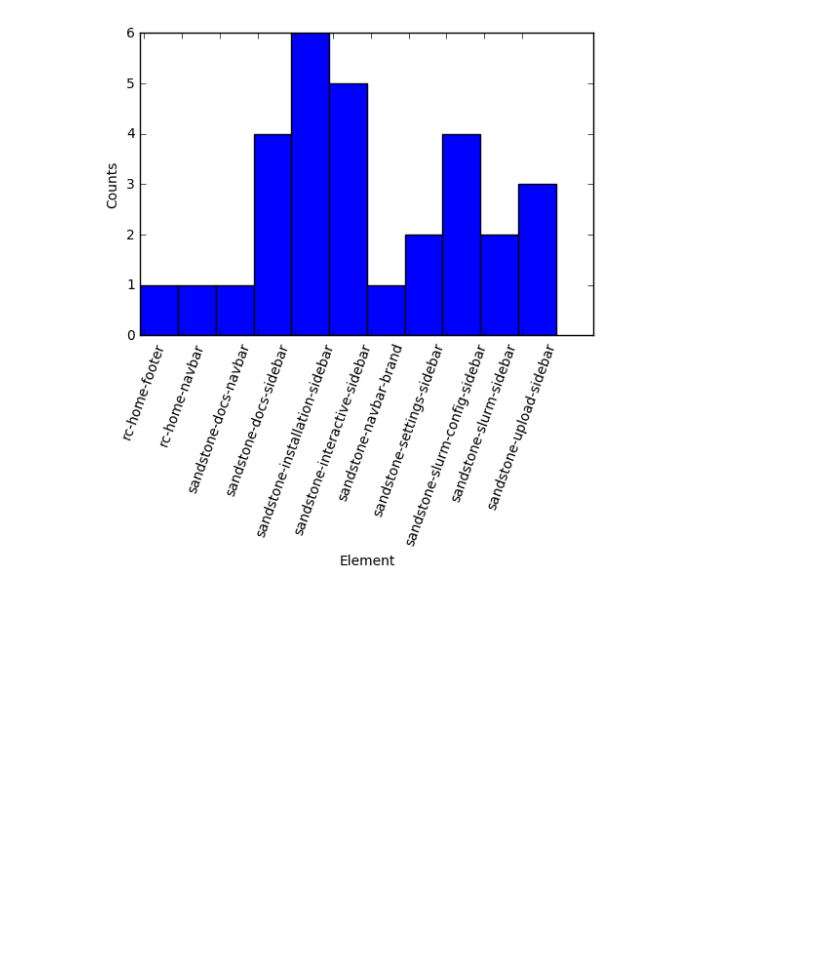
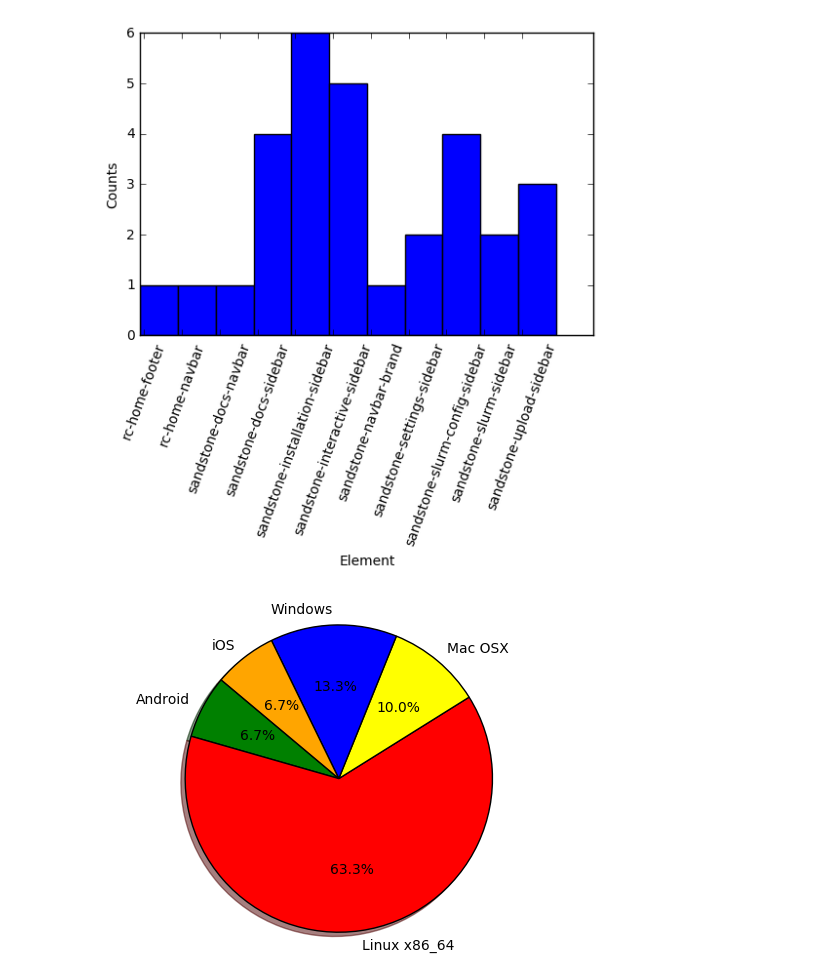
Before and after one commit to basakrajarshi/web-telemetry, a Jupyter notebook: webtelemetry/Analysis.ipynb, the cells around one changed output. Drawn from its saved outputs; the diff is of its cells as text; code cells hidden in the pictures; blank space fills up the shorter version.

Commit message:
add pie chart showing OS usage

```diff
--- a/webtelemetry/Analysis.ipynb
+++ b/webtelemetry/Analysis.ipynb
@@ -8,8 +8,14 @@ import numpy as np
 def get_frequency_of_events():
     events = TelemetryItem.objects.values('element').annotate(num_events=Count('element'))
     return events
+
+def get_frequency_of_os():
+    events = TelemetryItem.objects.values('os').annotate(num_os=Count('os'))
+    return events
 # %%
 # Plotting Functions
+
+# Frequency plot of number of events for each element
 def plot_frequency_chart():
     counts = get_frequency_of_events()
 
@@ -30,6 +36,23 @@ def plot_frequency_chart():
     plt.ylabel('Counts')
     plt.xlabel('Element')
     plt.show()
+
+# Pie chart showing Operating Systems used
+def os_pie_chart():
+    counts = get_frequency_of_os()
+
+    labels = []
+    os_counts = []
+
+    for event in counts:
+        os_counts.append(event['num_os'])
+        labels.append(event['os'])
+
+    colors = ['green', 'red', 'yellow', 'blue', 'orange']
+
+    plt.pie(os_counts, labels=labels, colors=colors, autopct='%1.1f%%', shadow=True, startangle=140)
+    plt.axis('equal')
+    plt.show()
 # %% [markdown]
 ### Finding which element was clicked the most
 # %%
@@ -37,3 +60,8 @@ def plot_frequency_chart():
 plot_frequency_chart()
 # %% [output]
 [figure]
+# %%
+# Plot a pie chart showing OS usage
+os_pie_chart()
+# %% [output]
+[figure, added]
```
